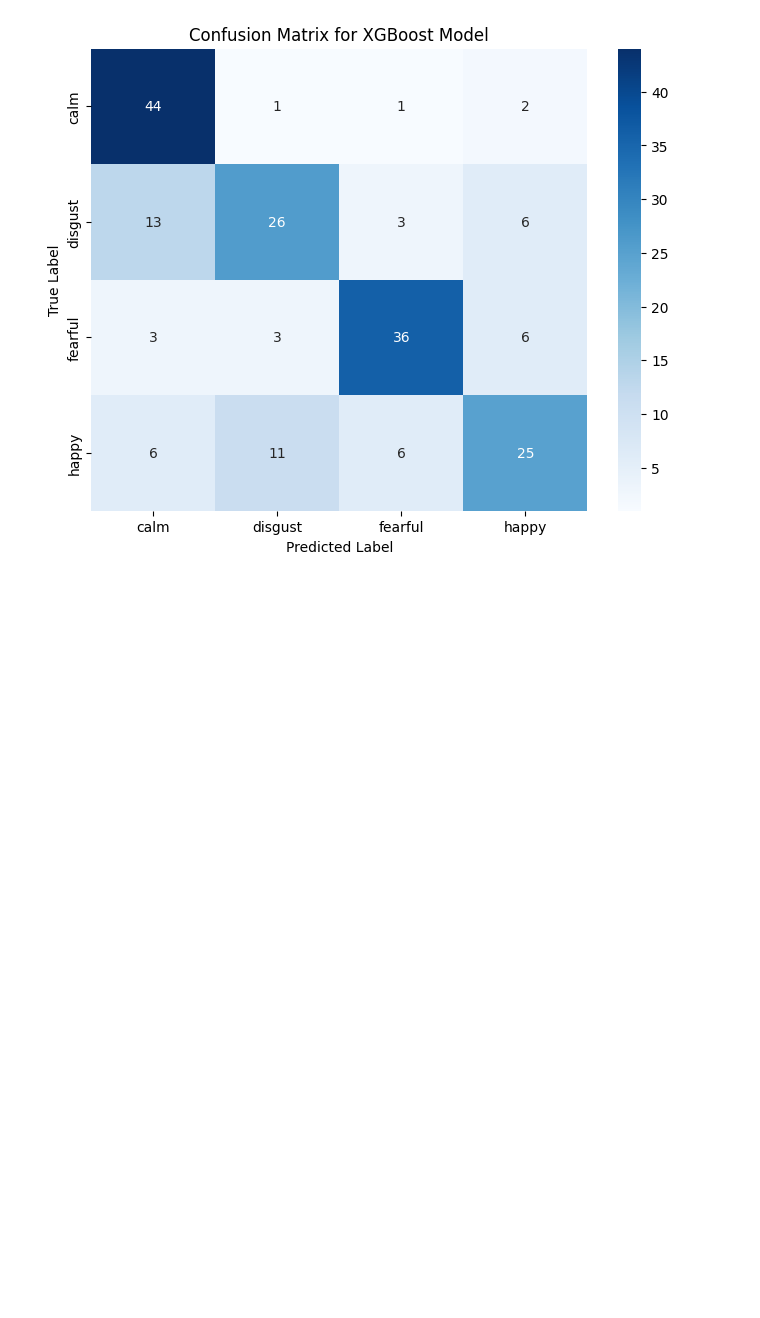
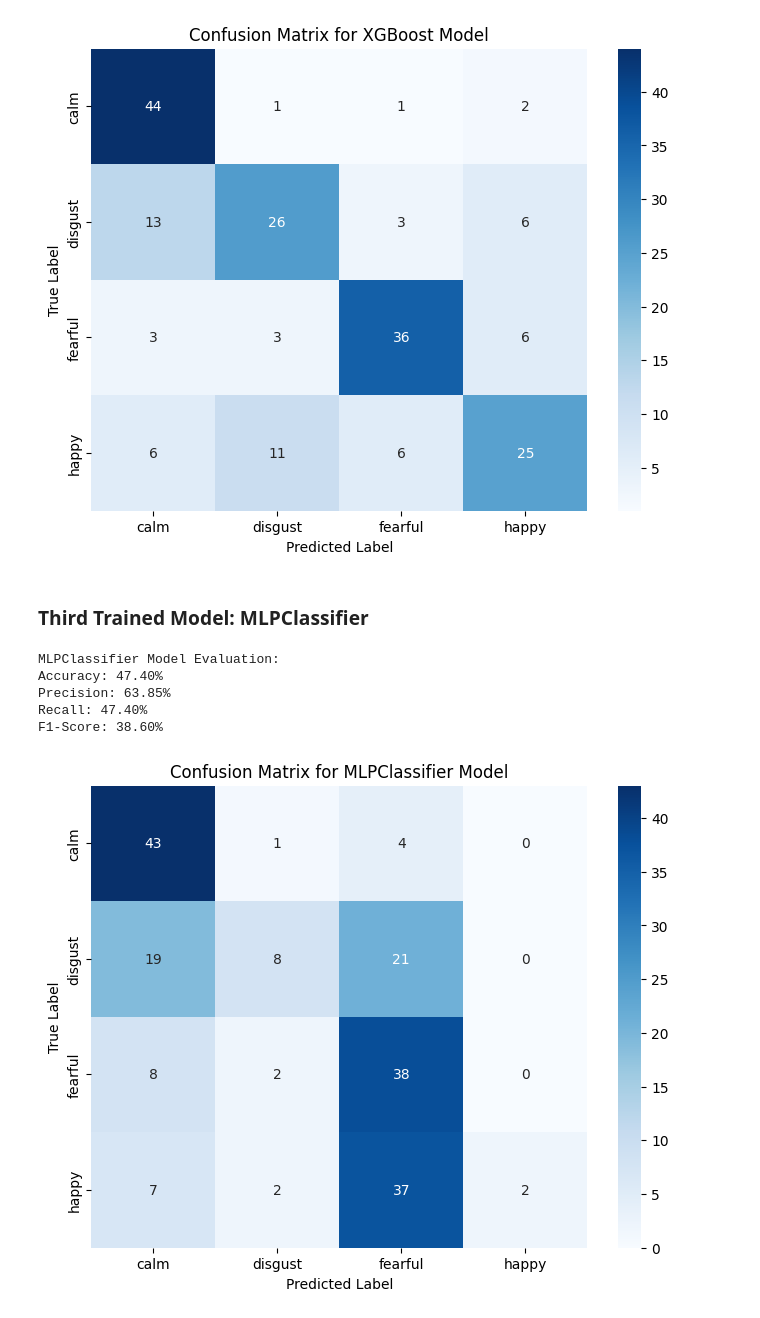
Before and after one commit to yo-danny/speech-emotion-recognition, a Jupyter notebook: speech_emotion_recognition_CNN.ipynb, the cells around one changed output. Cells and saved outputs as stored; diff of their text form; code cells hidden in the pictures; blank space fills up the shorter version.

```diff
--- a/speech_emotion_recognition_CNN.ipynb
+++ b/speech_emotion_recognition_CNN.ipynb
@@ -275,3 +276,43 @@ Precision: 68.11%
 Recall: 68.23%
 F1-Score: 67.42%
 [figure]
+# %% [markdown]
+### Third Trained Model: MLPClassifier
+# %%
+# Initialize the MLPClassifier model
+mlp_model = MLPClassifier(alpha=0.01, batch_size=256, epsilon=1e-08, hidden_layer_sizes=(300,), learning_rate='adaptive', max_iter=500)
+
+# Train the MLPClassifier model
+mlp_model.fit(x_train_mlp, y_train_encoded)
+
+# Make predictions with the MLPClassifier
+y_pred_mlp = mlp_model.predict(x_test_mlp)
+# %%
+y_pred_mlp_decoded = lb.inverse_transform(y_pred_mlp)
+
+accuracy_mlp = accuracy_score(y_true=y_test, y_pred=y_pred_mlp_decoded)
+precision_mlp = precision_score(y_true=y_test, y_pred=y_pred_mlp_decoded, average='macro')
+recall_mlp = recall_score(y_true=y_test, y_pred=y_pred_mlp_decoded, average='macro')
+f1_mlp = f1_score(y_true=y_test, y_pred=y_pred_mlp_decoded, average='macro')
+
+print("MLPClassifier Model Evaluation:")
+print("Accuracy: {:.2f}%".format(accuracy_mlp*100))
+print("Precision: {:.2f}%".format(precision_mlp*100))
+print("Recall: {:.2f}%".format(recall_mlp*100))
+print("F1-Score: {:.2f}%".format(f1_mlp*100))
+# %% [output]
+MLPClassifier Model Evaluation:
+Accuracy: 47.40%
+Precision: 63.85%
+Recall: 47.40%
+F1-Score: 38.60%
+# %%
+plt.figure(figsize=(8, 6))
+sns.heatmap(confusion_matrix(y_test, y_pred_mlp_decoded), annot=True, fmt='d', cmap='Blues',
+            xticklabels=lb.classes_, yticklabels=lb.classes_)
+plt.xlabel('Predicted Label')
+plt.ylabel('True Label')
+plt.title('Confusion Matrix for MLPClassifier Model')
+plt.show()
+# %% [output]
+[figure, added]
```
Also changed, not shown: parts of 1 cell of this notebook.
